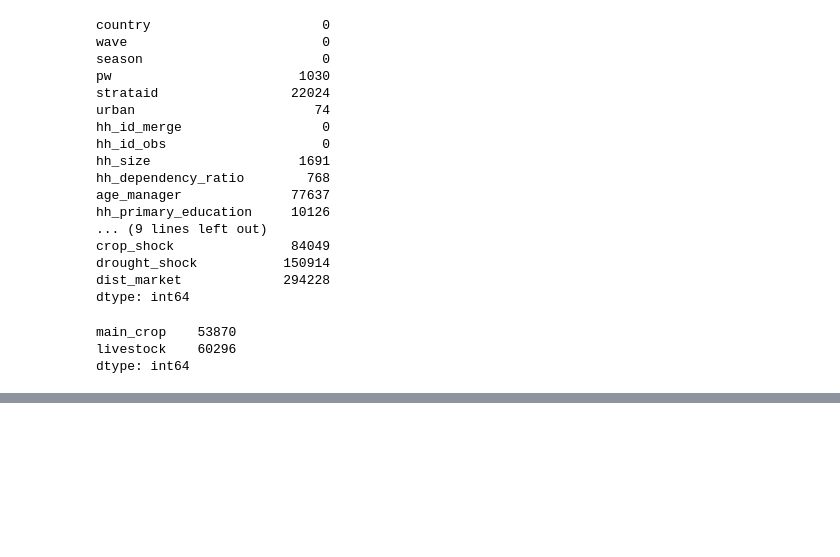
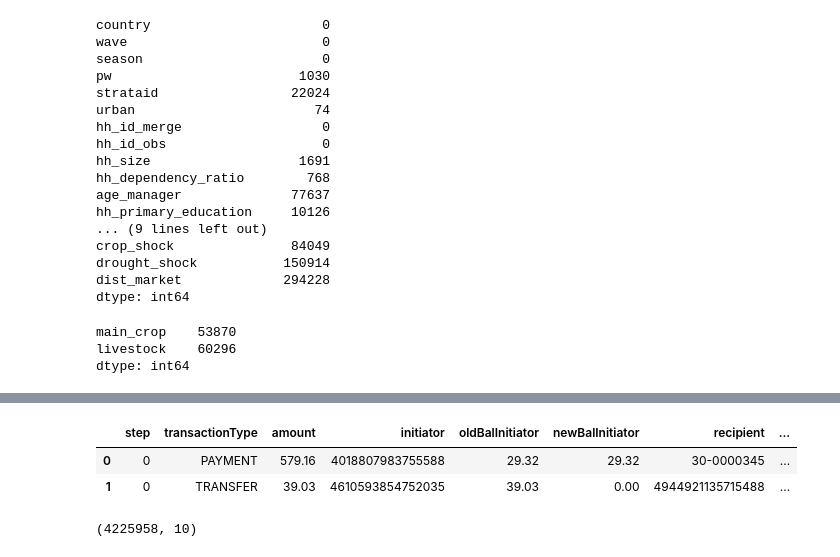
Before and after one commit to karanimwarimu/AGRISCORE-, a Jupyter notebook: Notebooks/Data_Cleaning.ipynb, the cells around one changed output, grey strips where cells are left out. Saved outputs shown, nothing was run; the diff lists cells and outputs as text; code cells hidden in the pictures; blank space fills up the shorter version.

```diff
--- a/Notebooks/Data_Cleaning.ipynb
+++ b/Notebooks/Data_Cleaning.ipynb
@@ -824,0 +841,14 @@ LSMS
+# %%
+# load the data set
+
+transaction_data = pd.read_csv(os.path.join(data_path , "Raw data\MoMTSim_20240722202413_1000_dataset.csv" ))
+# %%
+transaction_data.head(2)
+# %% [output]
+|  | step | transactionType | amount | initiator | oldBalInitiator | newBalInitiator | recipient | ... |
+| 0 | 0 | PAYMENT | 579.16 | 4018807983755588 | 29.32 | 29.32 | 30-0000345 | ... |
+| 1 | 0 | TRANSFER | 39.03 | 4610593854752035 | 39.03 | 0.00 | 4944921135715488 | ... |
+# %%
+transaction_data.shape
+# %% [output]
+(4225958, 10)
```
Also changed, not shown: parts of 29 cells of this notebook, 4 other files.
